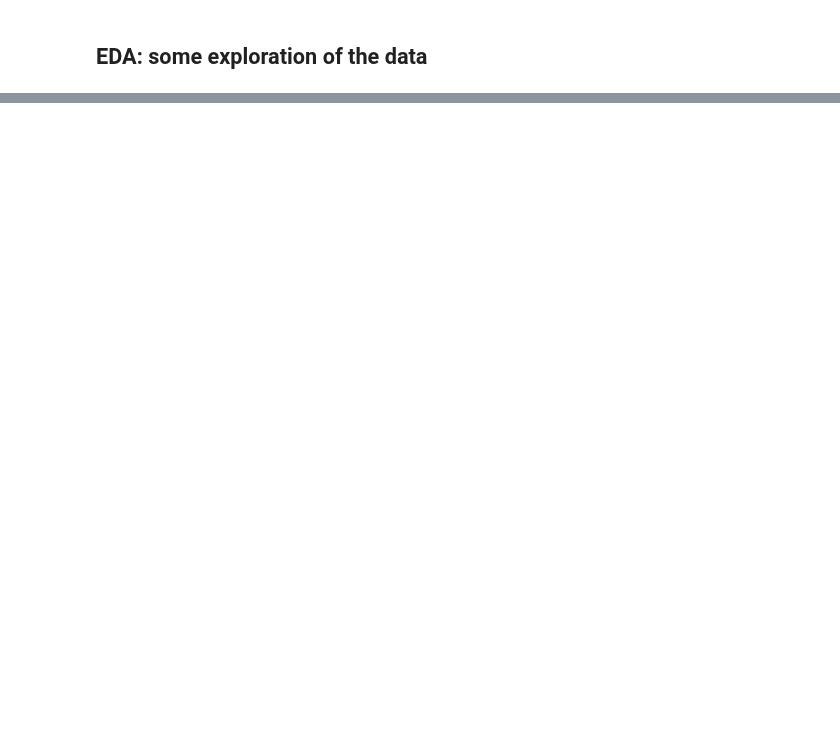
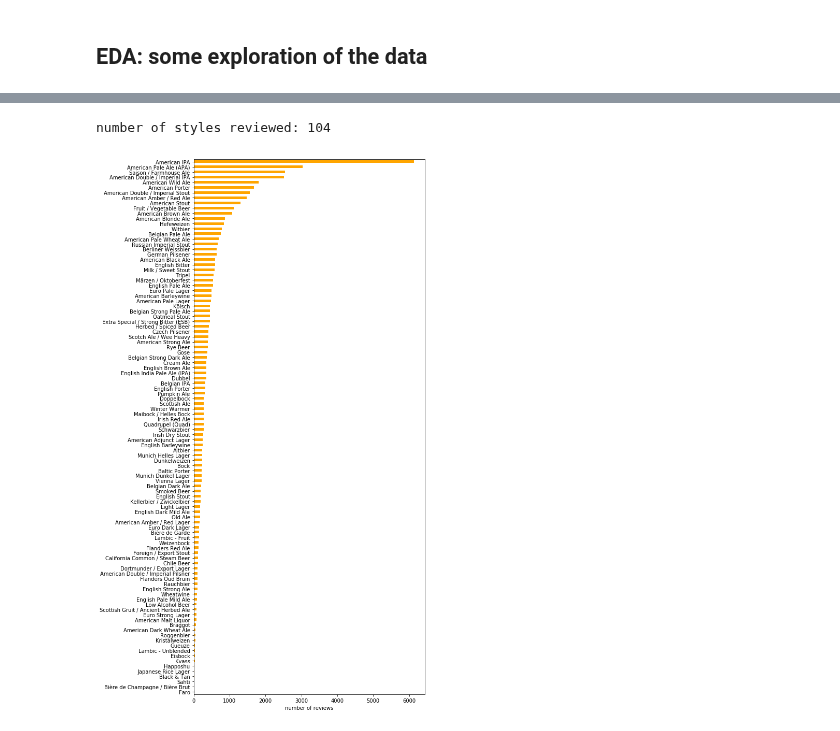
Before and after one commit to misterhappy2/beer, a Jupyter notebook: Process.ipynb, the cells around one changed output, grey strips where cells are left out. Drawn from its saved outputs; the diff is of its cells as text; code cells hidden in the pictures; blank space fills up the shorter version.

```diff
--- a/Process.ipynb
+++ b/Process.ipynb
@@ -110,3 +102,13 @@ plt.show()
+# %%
+s = df['style'].value_counts(ascending=True)
+print('number of styles reviewed:', len(s))
+_= plt.figure(figsize=(8,19))
+_= s.plot(kind='barh', color='orange', edgecolor="k")
+_= plt.xlabel('number of reviews')
+plt.show()
+# %% [output]
+number of styles reviewed: 104
+[figure, added]
 # %%
 # ratings distribution.  Beers are rated 1 to 5, average could be anywhere in between.
 import matplotlib.pyplot as plt
```
Also changed, not shown: parts of 16 cells of this notebook.
